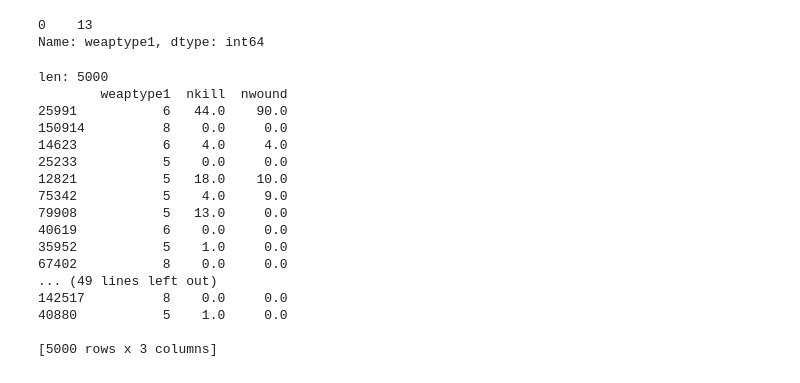
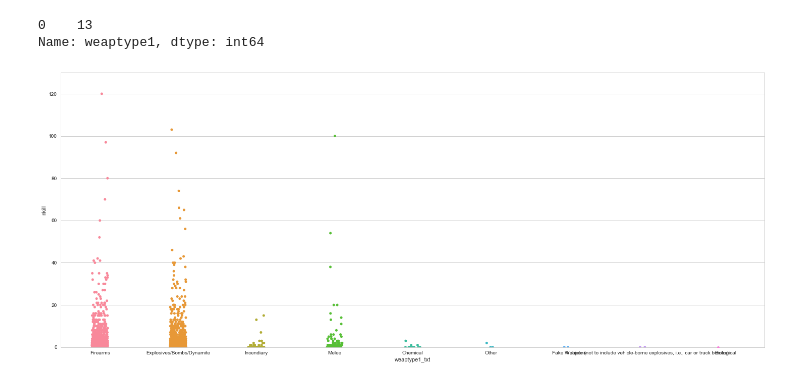
Before and after one commit to guidi08/ProjetoCD, a Jupyter notebook: Projeto_CD.ipynb, the cells around one changed output. Drawn from its saved outputs; the diff is of its cells as text; code cells hidden in the pictures.

Commit message:
plots

```diff
--- a/Projeto_CD.ipynb
+++ b/Projeto_CD.ipynb
@@ -33,8 +37,7 @@ array(['eventid', 'iyear', 'imonth', 'iday', 'approxdate', 'extended',
        'scite1', 'scite2', 'scite3', 'dbsource', 'INT_LOG', 'INT_IDEO',
        'INT_MISC', 'INT_ANY', 'related'], dtype=object)
 # %%
-df=data[['weaptype1','nkill','nwound']]
-
+df=data[['weaptype1','nkill','nwound','weaptype1_txt']]
 #for linha in range(1+len(df)):
    # print(nunndf.nkill[linha])
    # if nunndf.nkill[linha] == 0:
@@ -48,29 +51,7 @@ print(nndf.weaptype1[:1])
 0    13
 Name: weaptype1, dtype: int64
 # %%
-nunndf = nndf[nndf.weaptype1 != 13] #tira os "Unknown" do df
-#nunndf = nunndf[nndf.nkill != 0]
+nunndf = nndf[nndf.weaptype1 != 13] #tira as armas "Unknown" do df
 
-dfTr = nunndf.sample(5000)
-dfTe = nunndf.sample(100)
-print("len:",len(dfTr))
-
-print(dfTr)
+dfTr = nunndf.sample(5000) #separa as linhas que serao usadas para o treinamento
+dfTe = nunndf.sample(100) #separa as linhas que serao usadas para o teste
-# %% [output]
-len: 5000
-        weaptype1  nkill  nwound
-25991           6   44.0    90.0
-150914          8    0.0     0.0
-14623           6    4.0     4.0
-25233           5    0.0     0.0
-12821           5   18.0    10.0
-75342           5    4.0     9.0
-79908           5   13.0     0.0
-40619           6    0.0     0.0
-35952           5    1.0     0.0
-67402           8    0.0     0.0
-... (49 lines left out)
-142517          8    0.0     0.0
-40880           5    1.0     0.0
-
-[5000 rows x 3 columns]
@@ -80,0 +58,11 @@ len: 5000
+# %%
+sns.set(style="whitegrid", color_codes=True)
+a4_dims = (25, 10)
+fig, ax = plt.subplots(figsize=a4_dims)
+sns.set_context("talk")
+sns.plt.ylim(0, 130)# Esse intervalo contem a grande maioria dos dados, o limite foi colocado para uma mulhor compreesão da
+                    # distribuição
+
+sns.stripplot(x="weaptype1_txt", y="nkill", data=dfTr, jitter=True);
+# %% [output]
+[figure, added]
```
Also changed, not shown: parts of 6 cells of this notebook.
